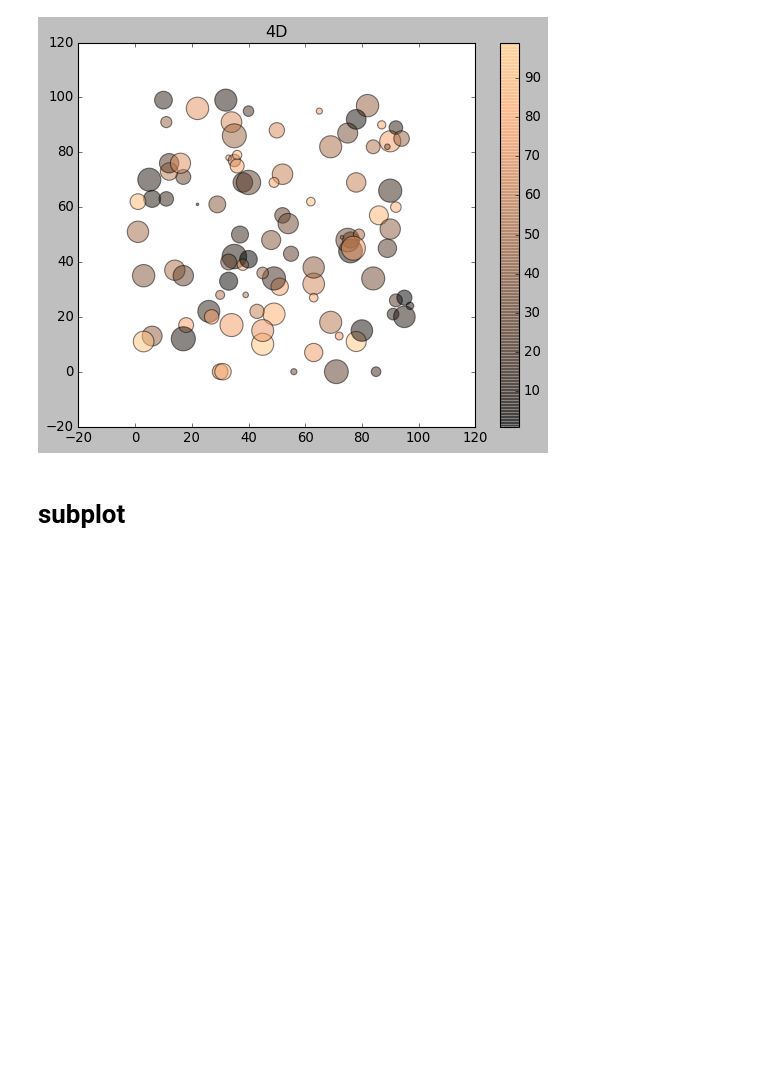
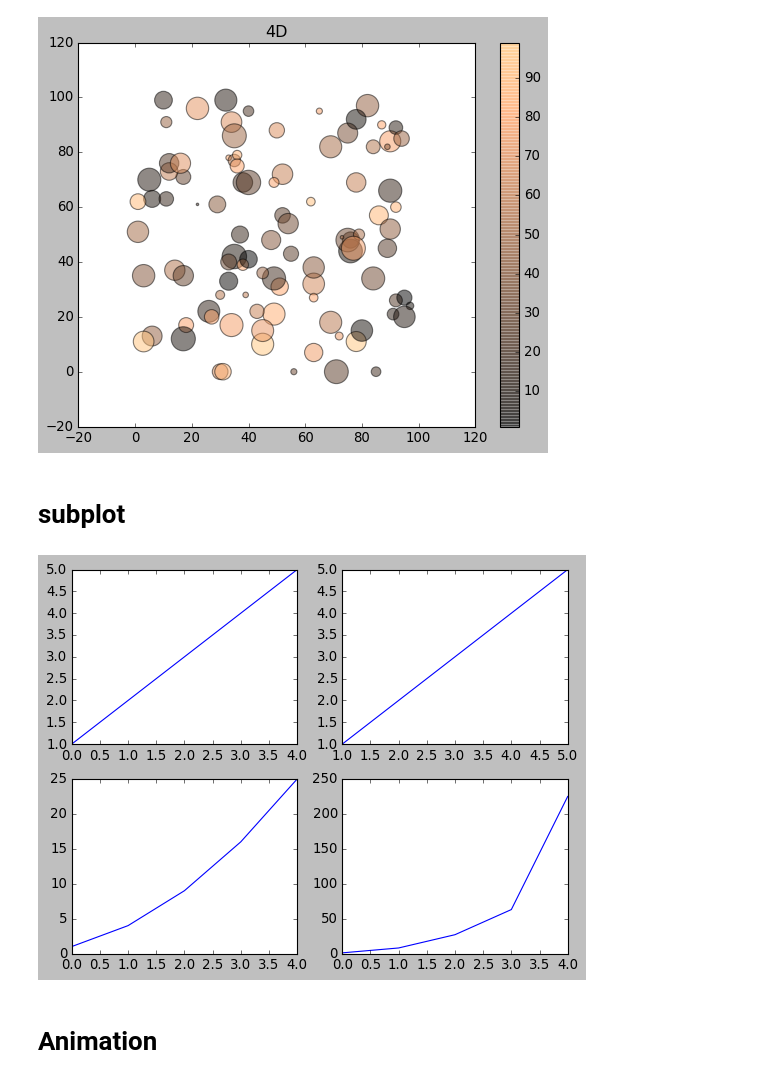
Before and after one commit to starboy007-debug/Matplotlib-seaborn, a Jupyter notebook: matplotlib-seaborn.ipynb, the cells around one changed output. Drawn from its saved outputs; the diff is of its cells as text; code cells hidden in the pictures; blank space fills up the shorter version.

```diff
--- a/matplotlib-seaborn.ipynb
+++ b/matplotlib-seaborn.ipynb
@@ -211,3 +211,23 @@ plt.show()
 [figure]
 # %% [markdown]
 # subplot
+# %%
+fig = plt.figure()
+
+ax1 = plt.subplot(221)
+ax1.plot([1,2,3,4,5])
+
+ax2 = plt.subplot(222)
+ax2.plot([1,2,3,4,5],[1,2,3,4,5])
+
+ax3 = plt.subplot(223)
+ax3.plot([1,4,9,16,25])
+
+ax4 = plt.subplot(224)
+ax4.plot([1,8,27,63,225])
+
+plt.show()
+# %% [output]
+[figure, added]
+# %% [markdown]
+# Animation
```
Also changed, not shown: parts of 3 cells of this notebook.
